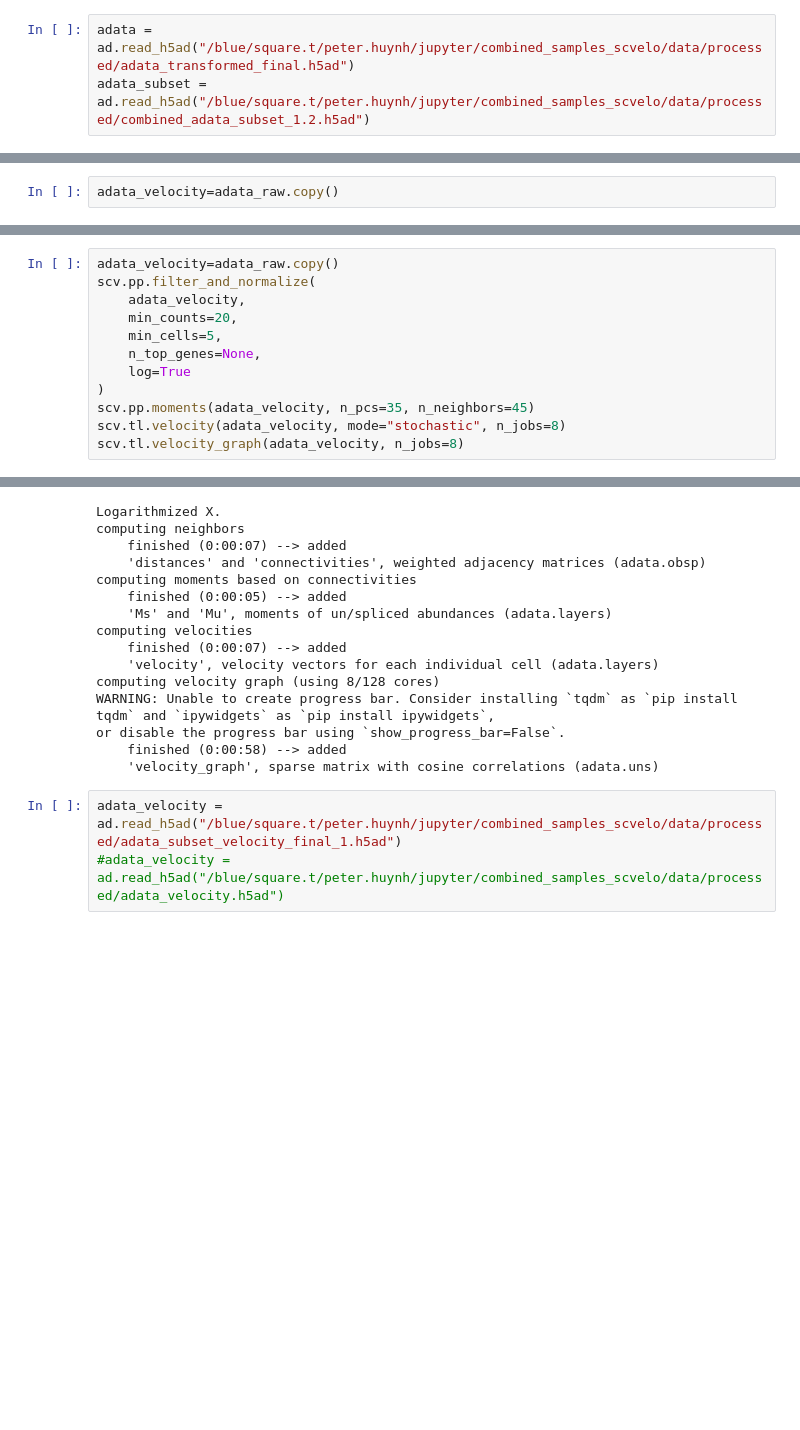
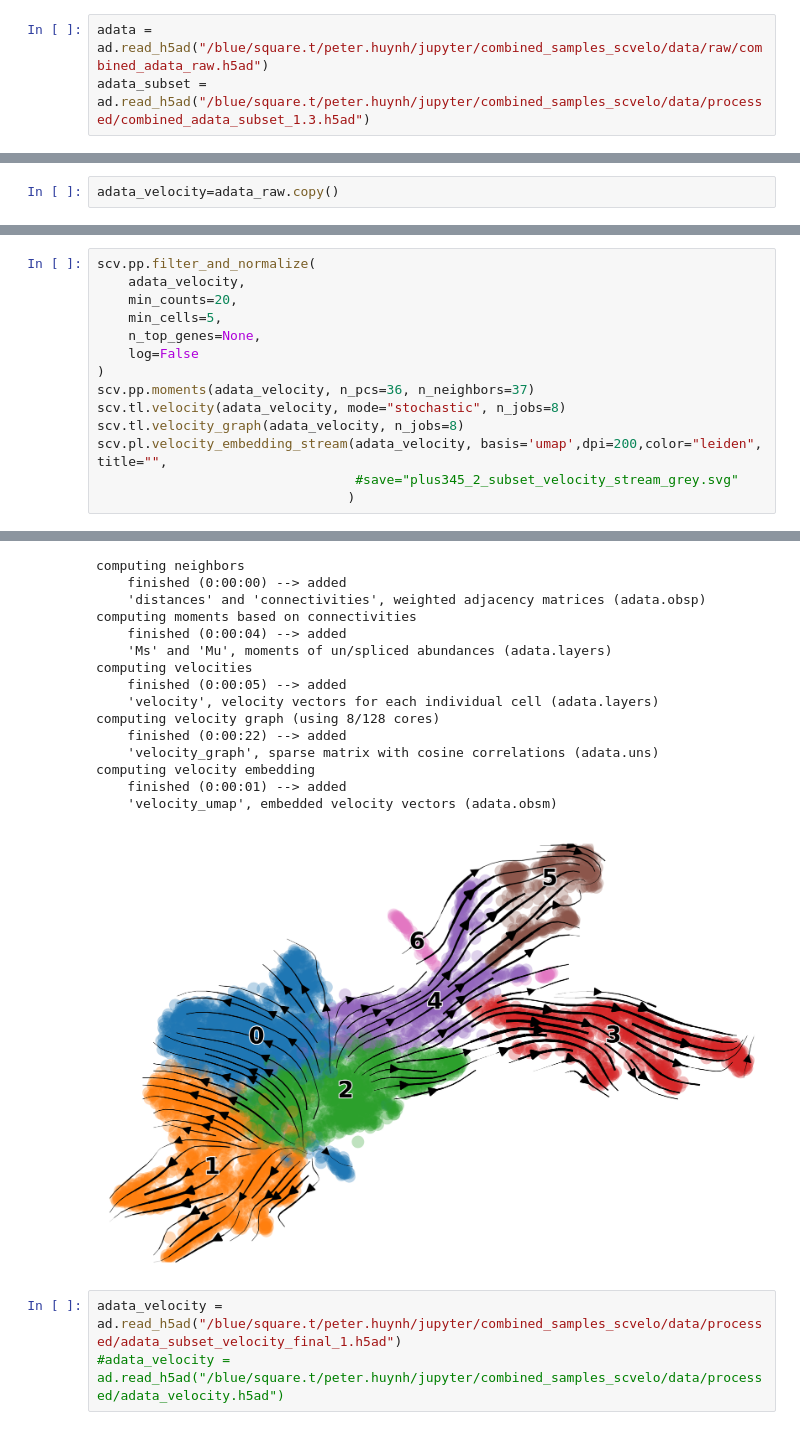
Before and after one commit to hunyei/combined_samples, a Jupyter notebook: notebook/06_velocity_and_visualization.ipynb, the cells around one changed output, grey strips where cells are left out. Cells and saved outputs as stored; diff of their text form; blank space fills up the shorter version.

```diff
--- a/notebook/06_velocity_and_visualization.ipynb
+++ b/notebook/06_velocity_and_visualization.ipynb
@@ -10,8 +10,8 @@ scv.set_figure_params('scvelo')
 scv.settings.figdir = "/blue/square.t/peter.huynh/jupyter/combined_samples_scvelo/results/"
 warnings.filterwarnings("ignore", category=DeprecationWarning)
 # %%
-adata = ad.read_h5ad("/blue/square.t/peter.huynh/jupyter/combined_samples_scvelo/data/processed/adata_transformed_final.h5ad")
-adata_subset = ad.read_h5ad("/blue/square.t/peter.huynh/jupyter/combined_samples_scvelo/data/processed/combined_adata_subset_1.2.h5ad")
+adata = ad.read_h5ad("/blue/square.t/peter.huynh/jupyter/combined_samples_scvelo/data/raw/combined_adata_raw.h5ad")
+adata_subset = ad.read_h5ad("/blue/square.t/peter.huynh/jupyter/combined_samples_scvelo/data/processed/combined_adata_subset_1.3.h5ad")
 # %%
 adata_raw = adata.copy()
 adata_raw = adata_raw[adata_subset.obs_names].copy()
@@ -22,14 +41,16 @@ adata_velocity=adata_raw.copy()
 # %%
-adata_velocity=adata_raw.copy()
 scv.pp.filter_and_normalize(
     adata_velocity,
     min_counts=20,
     min_cells=5,
     n_top_genes=None,
-    log=True
+    log=False
 )
-scv.pp.moments(adata_velocity, n_pcs=35, n_neighbors=45)
+scv.pp.moments(adata_velocity, n_pcs=36, n_neighbors=37)
 scv.tl.velocity(adata_velocity, mode="stochastic", n_jobs=8)
 scv.tl.velocity_graph(adata_velocity, n_jobs=8)
+scv.pl.velocity_embedding_stream(adata_velocity, basis='umap',dpi=200,color="leiden", title="",
+                                 #save="plus345_2_subset_velocity_stream_grey.svg"
+                                )
 # %% [output]
 Filtered out 12683 genes that are detected 20 counts (spliced).
@@ -39,18 +58,19 @@ WARNING: adata.X seems to be already log-transformed.
-Logarithmized X.
 computing neighbors
-    finished (0:00:07) --> added
+    finished (0:00:00) --> added
     'distances' and 'connectivities', weighted adjacency matrices (adata.obsp)
 computing moments based on connectivities
-    finished (0:00:05) --> added
+    finished (0:00:04) --> added
     'Ms' and 'Mu', moments of un/spliced abundances (adata.layers)
 computing velocities
-    finished (0:00:07) --> added
+    finished (0:00:05) --> added
     'velocity', velocity vectors for each individual cell (adata.layers)
 computing velocity graph (using 8/128 cores)
-WARNING: Unable to create progress bar. Consider installing `tqdm` as `pip install tqdm` and `ipywidgets` as `pip install ipywidgets`,
-or disable the progress bar using `show_progress_bar=False`.
-    finished (0:00:58) --> added
+    finished (0:00:22) --> added
     'velocity_graph', sparse matrix with cosine correlations (adata.uns)
+computing velocity embedding
+    finished (0:00:01) --> added
+    'velocity_umap', embedded velocity vectors (adata.obsm)
+[figure, added]
 # %%
 adata_velocity = ad.read_h5ad("/blue/square.t/peter.huynh/jupyter/combined_samples_scvelo/data/processed/adata_subset_velocity_final_1.h5ad")
 #adata_velocity = ad.read_h5ad("/blue/square.t/peter.huynh/jupyter/combined_samples_scvelo/data/processed/adata_velocity.h5ad")
```
Also changed, not shown: parts of 5 cells of this notebook, 4 other files.
